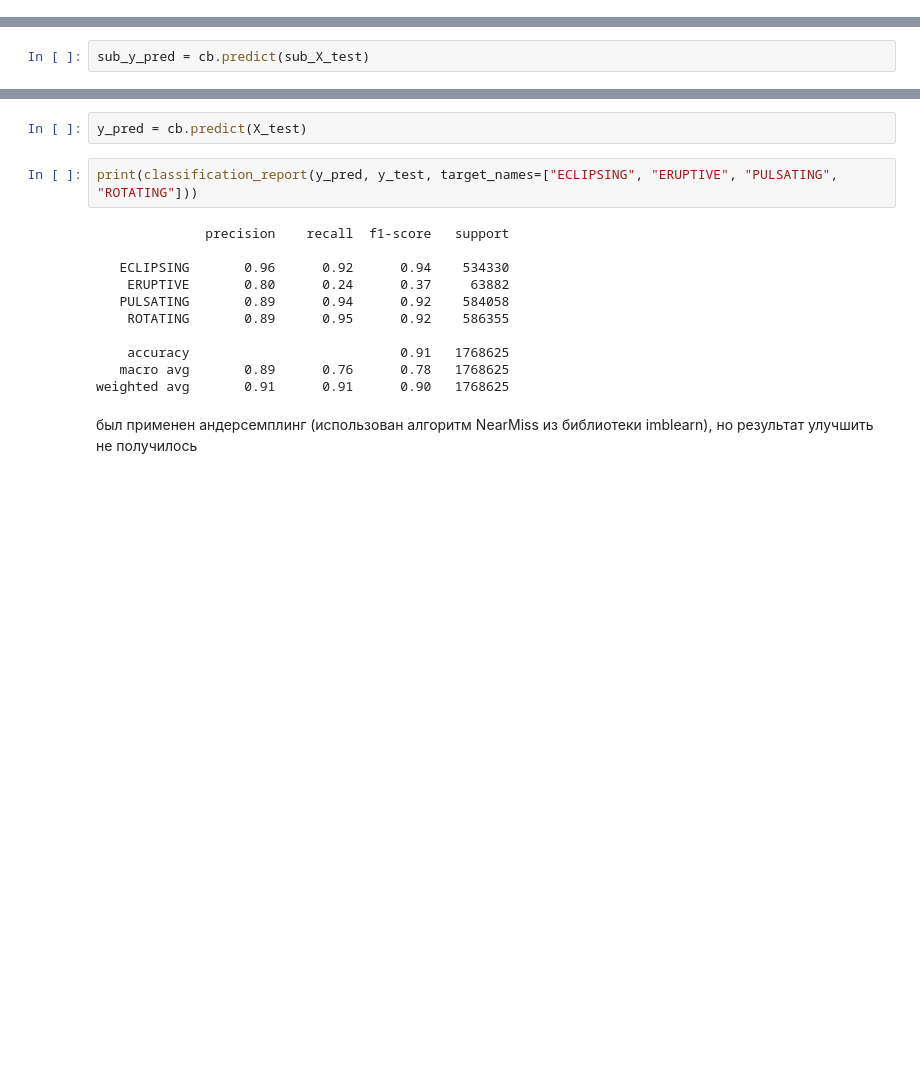
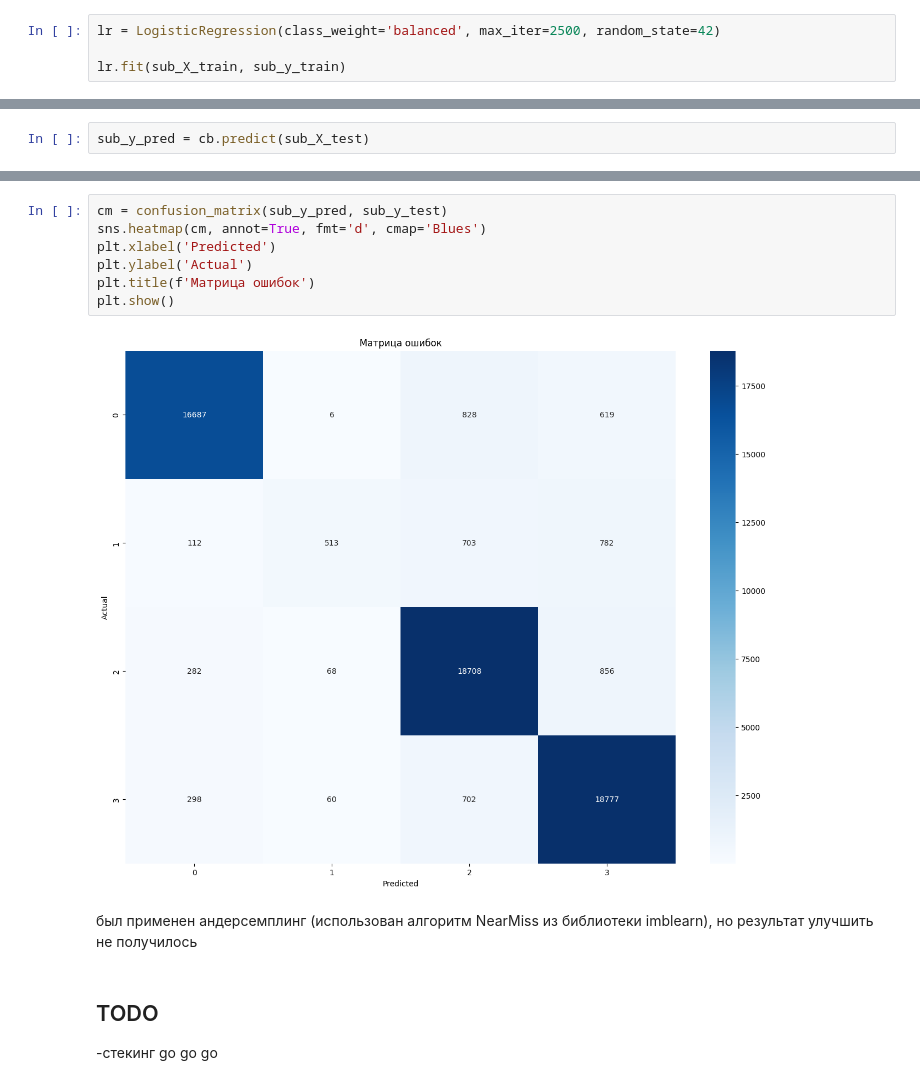
Before and after one commit to DmitryO325/ML_MEPhI_Star_Recognition, a Jupyter notebook: UNFINISHED_multi_classification.ipynb, the cells around one changed output, grey strips where cells are left out. Cells and saved outputs as stored; diff of their text form; blank space fills up the shorter version.

```diff
--- a/UNFINISHED_multi_classification.ipynb
+++ b/UNFINISHED_multi_classification.ipynb
@@ -484,0 +492,4 @@ LogisticRegression(class_weight='balanced', max_iter=1000)
+# %%
+lr = LogisticRegression(class_weight='balanced', max_iter=2500, random_state=42)
+
+lr.fit(sub_X_train, sub_y_train)
@@ -579,17 +548,15 @@ Wall time: 17min 31s
-# %%
-y_pred = cb.predict(X_test)
-# %%
-print(classification_report(y_pred, y_test, target_names=["ECLIPSING", "ERUPTIVE", "PULSATING", "ROTATING"]))
-# %% [output]
-              precision    recall  f1-score   support
-
-   ECLIPSING       0.96      0.92      0.94    534330
-    ERUPTIVE       0.80      0.24      0.37     63882
-   PULSATING       0.89      0.94      0.92    584058
-    ROTATING       0.89      0.95      0.92    586355
-
-    accuracy                           0.91   1768625
-   macro avg       0.89      0.76      0.78   1768625
-weighted avg       0.91      0.91      0.90   1768625
+# %%
+cm = confusion_matrix(sub_y_pred, sub_y_test)
+sns.heatmap(cm, annot=True, fmt='d', cmap='Blues')
+plt.xlabel('Predicted')
+plt.ylabel('Actual')
+plt.title(f'Матрица ошибок')
+plt.show()
+# %% [output]
+[figure, added]
 # %% [markdown]
 был применен андерсемплинг (использован алгоритм NearMiss из библиотеки imblearn), но результат улучшить не получилось
+# %% [markdown]
+## TODO
+
+-стекинг go go go
```
Also changed, not shown: parts of 24 cells of this notebook.
